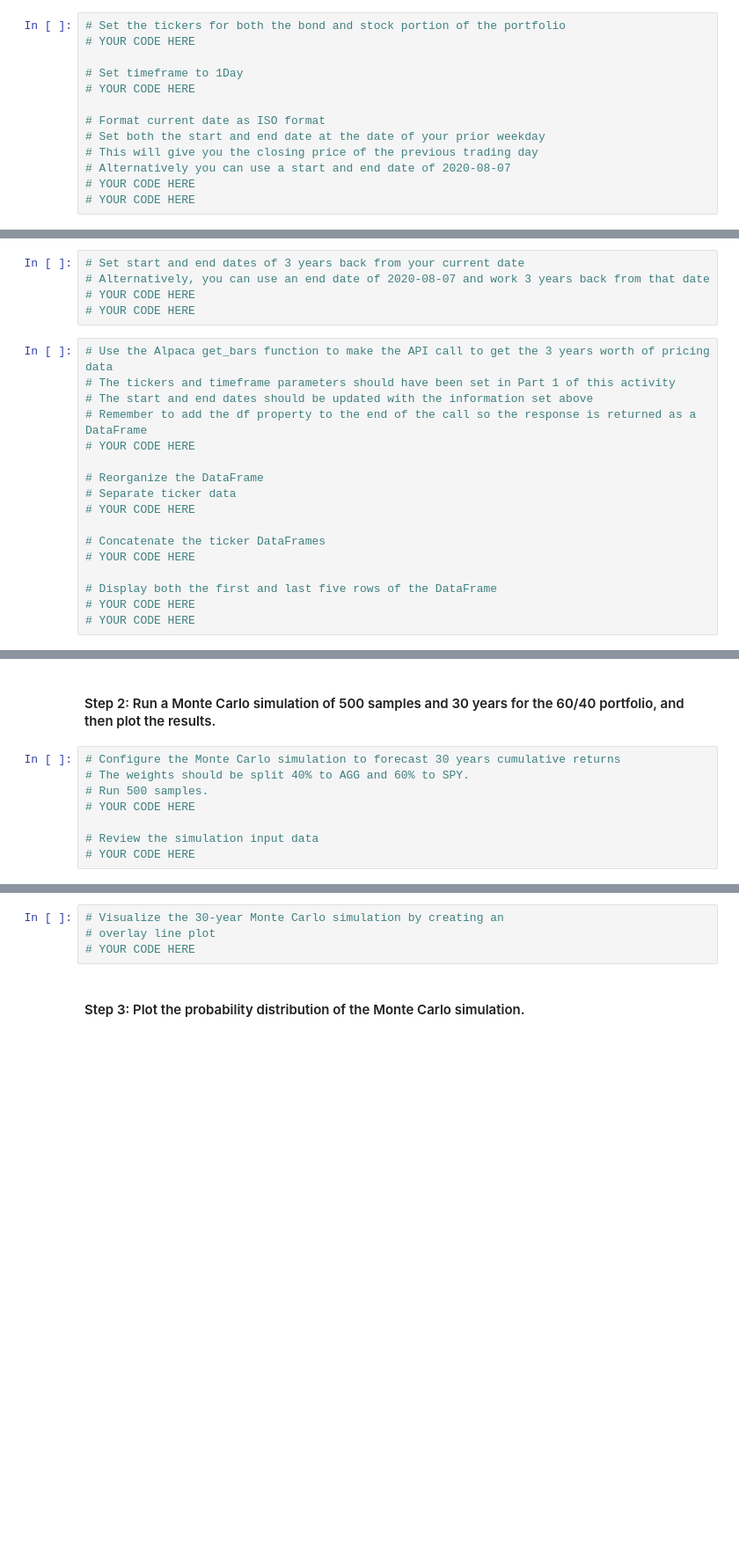
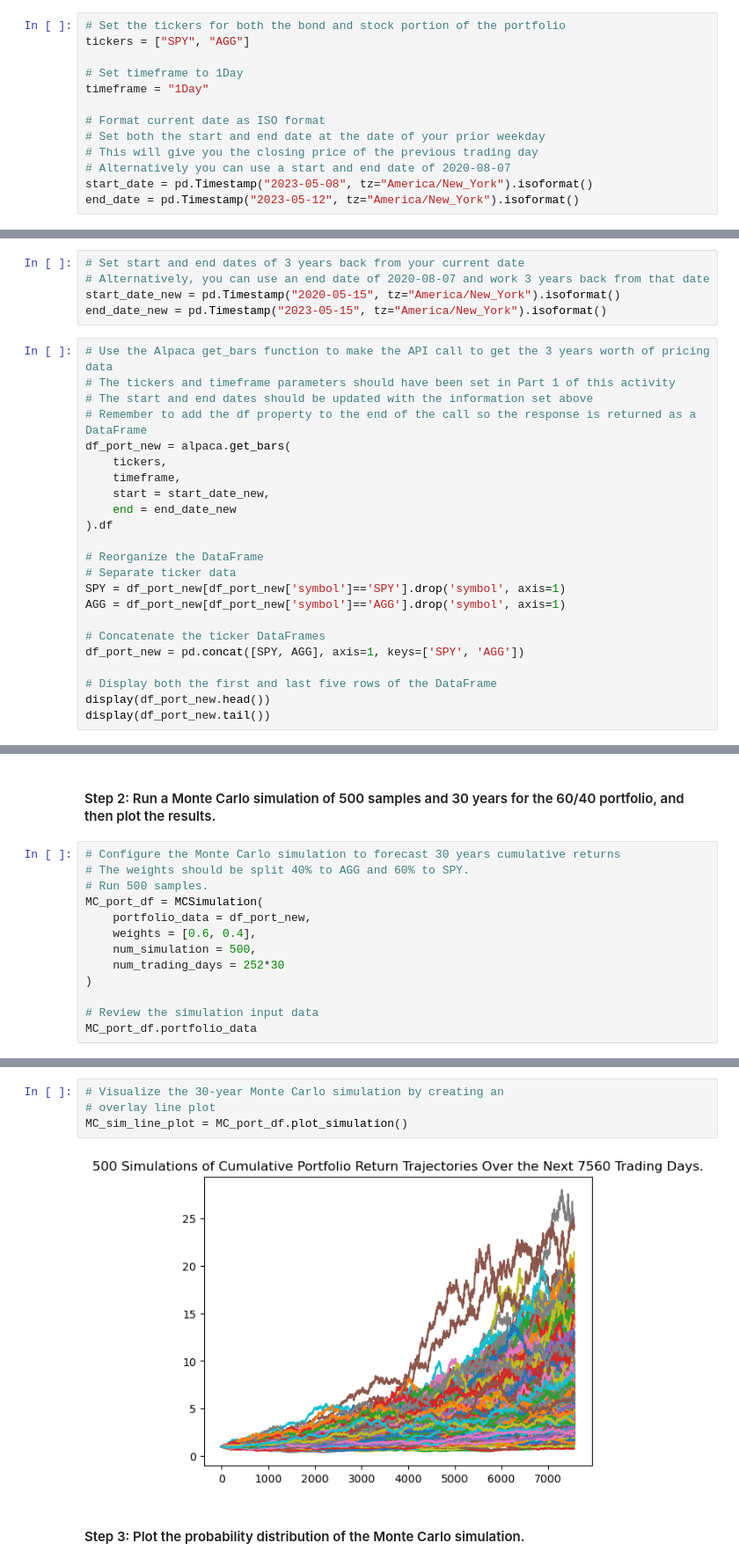
Before and after one commit to alexnovis1/Columbia_Module_5, a Jupyter notebook: financial_planning_tools.ipynb, the cells around one changed output, grey strips where cells are left out. Shown: that part at 88% size. Cells and saved outputs as stored; diff of their text form; blank space fills up the shorter version.

```diff
--- a/financial_planning_tools.ipynb
+++ b/financial_planning_tools.ipynb
@@ -202,17 +205,17 @@ agg_shares = 200
 - `start_date` and `end_date`: Use the same date for these parameters, and format them with the date of the previous weekday (or `2020-08-07`). This is because you want the one closing price for the most-recent trading day.
 # %%
 # Set the tickers for both the bond and stock portion of the portfolio
-# YOUR CODE HERE
+tickers = ["SPY", "AGG"]
 
 # Set timeframe to 1Day
-# YOUR CODE HERE
+timeframe = "1Day"
 
 # Format current date as ISO format
 # Set both the start and end date at the date of your prior weekday
 # This will give you the closing price of the previous trading day
 # Alternatively you can use a start and end date of 2020-08-07
-# YOUR CODE HERE
-# YOUR CODE HERE
+start_date = pd.Timestamp("2023-05-08", tz="America/New_York").isoformat()
+end_date = pd.Timestamp("2023-05-12", tz="America/New_York").isoformat()
 # %% [markdown]
 #### Step 4: Get the current closing prices for `SPY` and `AGG` by using the Alpaca `get_bars` function. Format the response as a Pandas DataFrame by including the `df` property at the end of the `get_bars` function.
 # %%
@@ -380,22 +443,28 @@ In this section, you’ll use the MCForecastTools library to create a Monte Carl
 # %%
 # Set start and end dates of 3 years back from your current date
 # Alternatively, you can use an end date of 2020-08-07 and work 3 years back from that date
-# YOUR CODE HERE
-# YOUR CODE HERE
+start_date_new = pd.Timestamp("2020-05-15", tz="America/New_York").isoformat()
+end_date_new = pd.Timestamp("2023-05-15", tz="America/New_York").isoformat()
 # %%
 # Use the Alpaca get_bars function to make the API call to get the 3 years worth of pricing data
 # The tickers and timeframe parameters should have been set in Part 1 of this activity
 # The start and end dates should be updated with the information set above
 # Remember to add the df property to the end of the call so the response is returned as a DataFrame
-# YOUR CODE HERE
+df_port_new = alpaca.get_bars(
+    tickers,
+    timeframe,
+    start = start_date_new,
+    end = end_date_new
+).df
 
 # Reorganize the DataFrame
 # Separate ticker data
-# YOUR CODE HERE
+SPY = df_port_new[df_port_new['symbol']=='SPY'].drop('symbol', axis=1)
+AGG = df_port_new[df_port_new['symbol']=='AGG'].drop('symbol', axis=1)
 
 # Concatenate the ticker DataFrames
-# YOUR CODE HERE
+df_port_new = pd.concat([SPY, AGG], axis=1, keys=['SPY', 'AGG'])
 
 # Display both the first and last five rows of the DataFrame
-# YOUR CODE HERE
-# YOUR CODE HERE
+display(df_port_new.head())
+display(df_port_new.tail())
@@ -405,7 +491,12 @@ In this section, you’ll use the MCForecastTools library to create a Monte Carl
 # Configure the Monte Carlo simulation to forecast 30 years cumulative returns
 # The weights should be split 40% to AGG and 60% to SPY.
 # Run 500 samples.
-# YOUR CODE HERE
+MC_port_df = MCSimulation(
+    portfolio_data = df_port_new,
+    weights = [0.6, 0.4],
+    num_simulation = 500,
+    num_trading_days = 252*30
+)
 
 # Review the simulation input data
-# YOUR CODE HERE
+MC_port_df.portfolio_data
@@ -415,7 +564,9 @@ In this section, you’ll use the MCForecastTools library to create a Monte Carl
 # %%
 # Visualize the 30-year Monte Carlo simulation by creating an
 # overlay line plot
-# YOUR CODE HERE
+MC_sim_line_plot = MC_port_df.plot_simulation()
+# %% [output]
+[figure, added]
 # %% [markdown]
 #### Step 3: Plot the probability distribution of the Monte Carlo simulation.
 # %%
```
Also changed, not shown: parts of 28 cells of this notebook.
